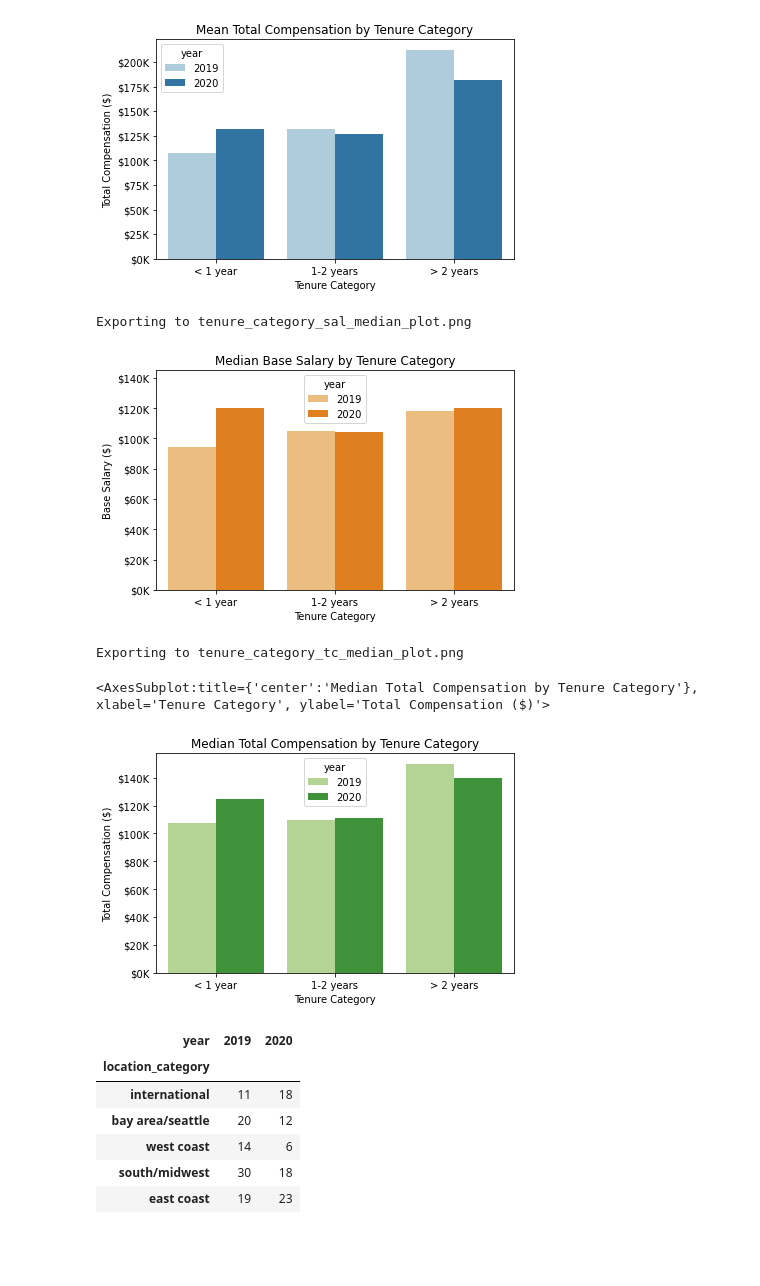
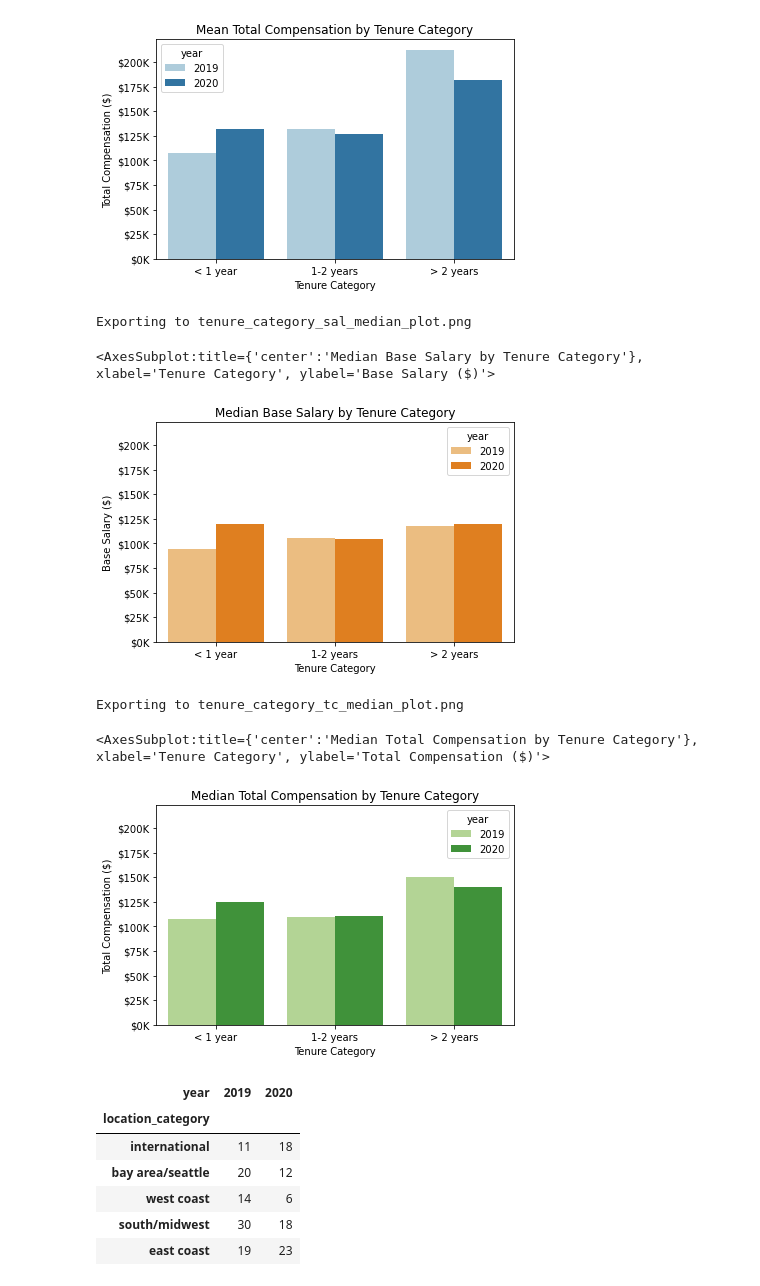
Before and after one commit to edmundworden/da6223_webscraping, a Jupyter notebook: reddit_data_science_salaries.ipynb, the cells around one changed output. Drawn from its saved outputs; the diff is of its cells as text; code cells hidden in the pictures; blank space fills up the shorter version.

```diff
--- a/reddit_data_science_salaries.ipynb
+++ b/reddit_data_science_salaries.ipynb
@@ -606,6 +606,7 @@ def ds_comp_barplot(
     sal_or_tc,
     mean_or_med,
     x_axis,
+    y_max,
     export=False,
     export_filename="nothing",
     facet=True,
@@ -644,6 +645,8 @@ def ds_comp_barplot(
         ticker.FuncFormatter(lambda x, pos: "${:,.0f}".format(x / 1000) + "K")
     )
 
+    output_barplot.set(ylim=(0, y_max))
+
     plt.title(title)
     plt.ylabel(ylab)
     plt.xlabel(xlab)
@@ -810,13 +845,28 @@ tenure_agg_mean = reddit_ds_tenure_df.groupby(["year", "tenure_category"]).aggre
 )
 tenure_agg_mean.reset_index(inplace=True)
 
+tenure_agg_median = reddit_ds_tenure_df.groupby(["year", "tenure_category"]).aggregate(
+    "median"
+)
+tenure_agg_median.reset_index(inplace=True)
+
+tenure_agg_ymax = (
+    max(
+        list(tenure_agg_mean["salary_num"])
+        + list(tenure_agg_mean["total_comp_num"])
+        + list(tenure_agg_median["salary_num"])
+        + list(tenure_agg_median["total_comp_num"])
+    )
+    * 1.05
+)
+
 ds_comp_barplot(
     df=tenure_agg_mean,
     sal_or_tc="sal",
     mean_or_med="mean",
     x_axis="tenure_category",
+    y_max=tenure_agg_ymax,
     export=True,
     facet=True,
-).set(ylim=(0, 160000))
-plt.savefig("tenure_category_sal_mean_plot.png", dpi=300)
+)
 # %% [output]
@@ -836,36 +889,33 @@ Exporting to tenure_category_tc_mean_plot.png
 <AxesSubplot:title={'center':'Mean Total Compensation by Tenure Category'}, xlabel='Tenure Category', ylabel='Total Compensation ($)'>
 [figure]
 # %%
-tenure_agg_median = reddit_ds_tenure_df.groupby(["year", "tenure_category"]).aggregate(
-    "median"
-)
-tenure_agg_median.reset_index(inplace=True)
-
 ds_comp_barplot(
     df=tenure_agg_median,
     sal_or_tc="sal",
     mean_or_med="median",
     x_axis="tenure_category",
+    y_max=tenure_agg_ymax,
     export=True,
     facet=True,
-).set(ylim=(0, 145000))
-plt.savefig("tenure_category_sal_mean_plot.png", dpi=300)
+)
 # %% [output]
 Exporting to tenure_category_sal_median_plot.png
+<AxesSubplot:title={'center':'Median Base Salary by Tenure Category'}, xlabel='Tenure Category', ylabel='Base Salary ($)'>
-[figure, old version]
+[figure, new version]
 # %%
 ds_comp_barplot(
     df=tenure_agg_median,
     sal_or_tc="tc",
     mean_or_med="median",
     x_axis="tenure_category",
+    y_max=tenure_agg_ymax,
     export=True,
     facet=True,
 )
 # %% [output]
 Exporting to tenure_category_tc_median_plot.png
 <AxesSubplot:title={'center':'Median Total Compensation by Tenure Category'}, xlabel='Tenure Category', ylabel='Total Compensation ($)'>
-[figure, old version]
+[figure, new version]
 # %%
 location_table = reddit_ds_df.groupby(["year", "location_category"]).aggregate("count")
 location_table.reset_index(inplace=True)
```
Also changed, not shown: parts of 24 cells of this notebook.
